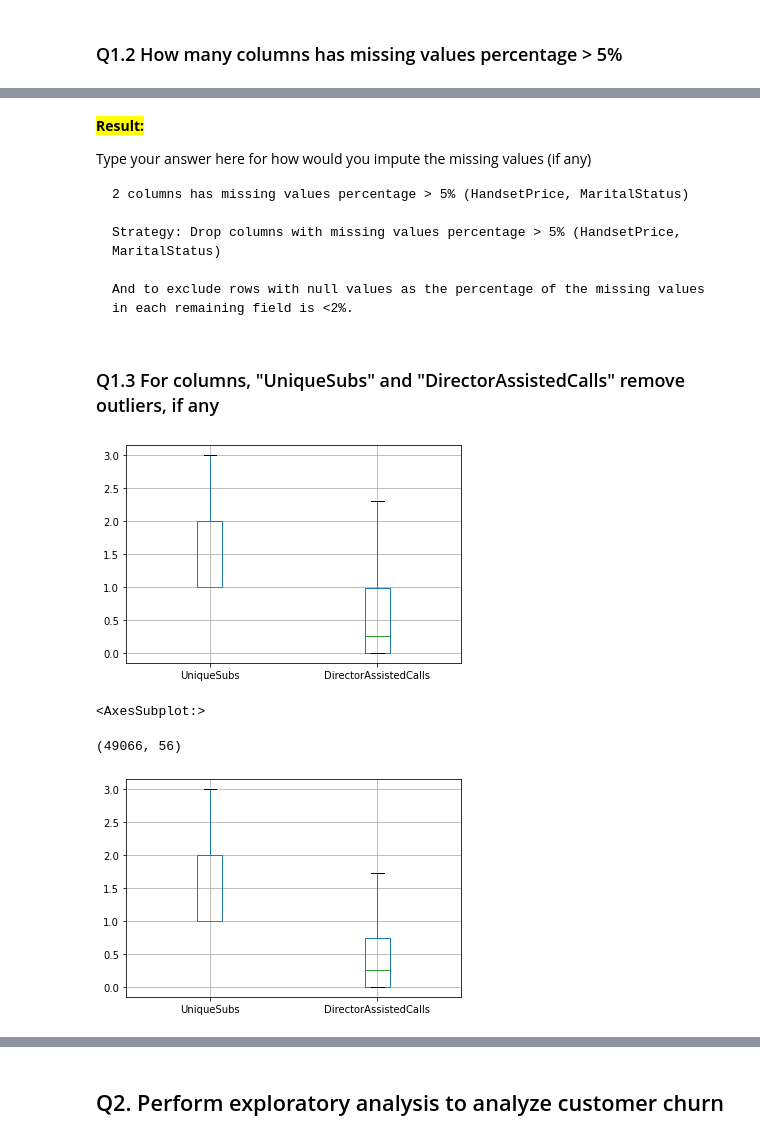
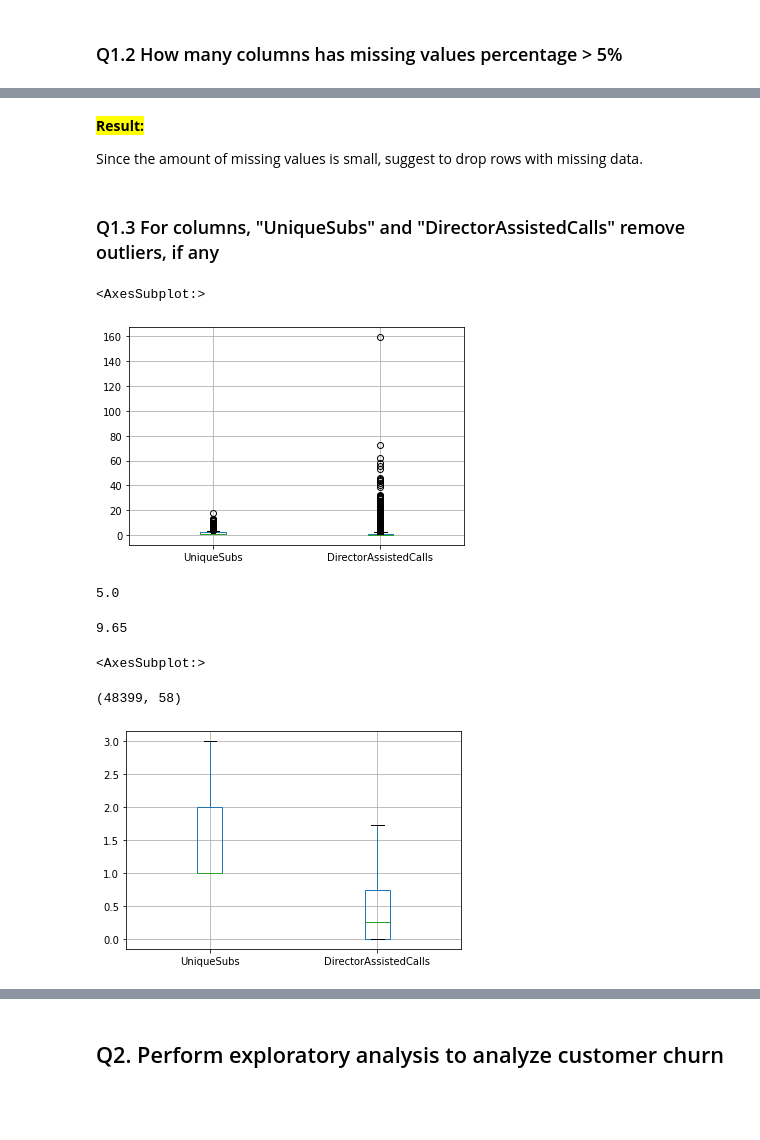
Before and after one commit to Gasper-Wong/Machine-Learning, a Jupyter notebook: Machine Learning.ipynb, the cells around one changed output, grey strips where cells are left out. Drawn from its saved outputs; the diff is of its cells as text; code cells hidden in the pictures; blank space fills up the shorter version.

```diff
--- a/Machine Learning.ipynb
+++ b/Machine Learning.ipynb
@@ -119,12 +93,11 @@ memory usage: 22.6+ MB
 # %% [markdown]
 ### Q1.1 How many customers had zero monthly revenue?
 # %%
-# How many customers had zero monthly revenue?
-cust_df[cust_df['MonthlyRevenue'] == 0][['CustomerID']].count()
-# Learners' answer: 6 customers has zero monthly revenue
+#How many customers had zero monthly revenue?
+#Exclude the customers with zero monthly revenue from cust_df and from any subsequent analysis
+cust_df[cust_df['MonthlyRevenue']==0].shape[0]
+cust_df=cust_df[cust_df['MonthlyRevenue']>0]
 
-# Exclude the customers with zero monthly revenue from cust_df and from any subsequent analysis
-cust_df = cust_df[cust_df['MonthlyRevenue'] != 0]
-cust_df.head()
-cust_df.shape
+## excluding customers with zero monthly minutes from cust_df
+cust_df = cust_df[cust_df["MonthlyMinutes"]>0.0]
 # %% [output]
@@ -141,10 +105,13 @@ dtype: int64
 # %% [markdown]
 ### Q1.2 How many columns has missing values percentage > 5%
 # %%
-# Calculate for each column % of missing value in the data
-pd.DataFrame(((cust_df.isnull().sum())/cust_df['CustomerID'].count()*100), index=cust_df.columns, columns=['missing value']).sort_values('missing value', ascending = False).head()
+#Calculate for each column % of missing value in the data
+#How many columns has missing values percentage > 5%
+#What strategy should be used for imputation?
 
-# How many columns has missing values percentage > 5%
-((cust_df.isnull().sum())/cust_df.count()*100 > 5).value_counts()
-# Learners' answer: 2 columns has missing values percentage > 5% (HandsetPrice, MaritalStatus)
+100*cust_df.isnull().sum()/cust_df.shape[0]
+
+#Drop rows with missing data
+cust_df.dropna(axis=0,inplace=True)
+cust_df.shape[0]
 # %% [output]
@@ -160,7 +135,0 @@ dtype: int64
-# %%
-# What strategy should be used for imputation?
-# Learners' answer: Drop columns with missing values percentage > 5% (HandsetPrice, MaritalStatus) and exclude rows with null values as the percentage of the missing values in each remaining field is <2%.
-cust_df = cust_df.drop(['HandsetPrice', 'MaritalStatus'], axis = 1)
-cust_df = cust_df.dropna()
-cust_df.shape
-cust_df.head()
@@ -176,31 +136,31 @@ cust_df.head()
-# %% [markdown]
-<mark>__Result:__
-
-Type your answer here for how would you impute the missing values (if any)
-
-    2 columns has missing values percentage > 5% (HandsetPrice, MaritalStatus)
-
-    Strategy: Drop columns with missing values percentage > 5% (HandsetPrice, MaritalStatus)
-
-    And to exclude rows with null values as the percentage of the missing values in each remaining field is <2%.
+# %% [markdown]
+<mark>__Result:__
+
+Since the amount of missing values is small, suggest to drop rows with missing data.
 # %% [markdown]
 ### Q1.3 For columns, "UniqueSubs" and "DirectorAssistedCalls" remove outliers, if any
 # %%
-# Plot box plot using pandas for columns "UniqueSubs" and "DirectorAssistedCalls"
-cust_df[['UniqueSubs', 'DirectorAssistedCalls']].boxplot(sym='');
+#plot box plot using pandas for columns "UniqueSubs" and "DirectorAssistedCalls"
+cols=["UniqueSubs","DirectorAssistedCalls"]
+cust_df.boxplot(column=cols)
 # %% [output]
+<AxesSubplot:>
-[figure, old version]
+[figure, new version]
 # %%
-# Remove top 1% outliers from the above mentioned two columns and plot the box plot again
-# Use "quantile" function to identify top 1% outliers
+#Remove top 1% outliers from the above mentioned two columns and plot the box plot again
 
-US = np.percentile(cust_df['UniqueSubs'],99)
-DAC = np.percentile(cust_df['DirectorAssistedCalls'],99)
+#Identifying the 99 percentile values of the columns
+US99 = np.percentile(cust_df['UniqueSubs'],99)
+DAC99 = np.percentile(cust_df['DirectorAssistedCalls'],99)
+US99
+DAC99
 
-cust_df = cust_df[(cust_df['UniqueSubs'] <= US) & (cust_df['DirectorAssistedCalls'] <= DAC)]
+cust_df = cust_df[(cust_df['UniqueSubs'] <= US99) & (cust_df['DirectorAssistedCalls'] <= DAC99)]
 cust_df[['UniqueSubs', 'DirectorAssistedCalls']].boxplot(sym='');
 cust_df.shape
 # %% [output]
-<AxesSubplot:>
+5.0
-(49066, 56)
+9.65
+<AxesSubplot:>
+(48399, 58)
 [figure]
```
Also changed, not shown: parts of 67 cells of this notebook.
